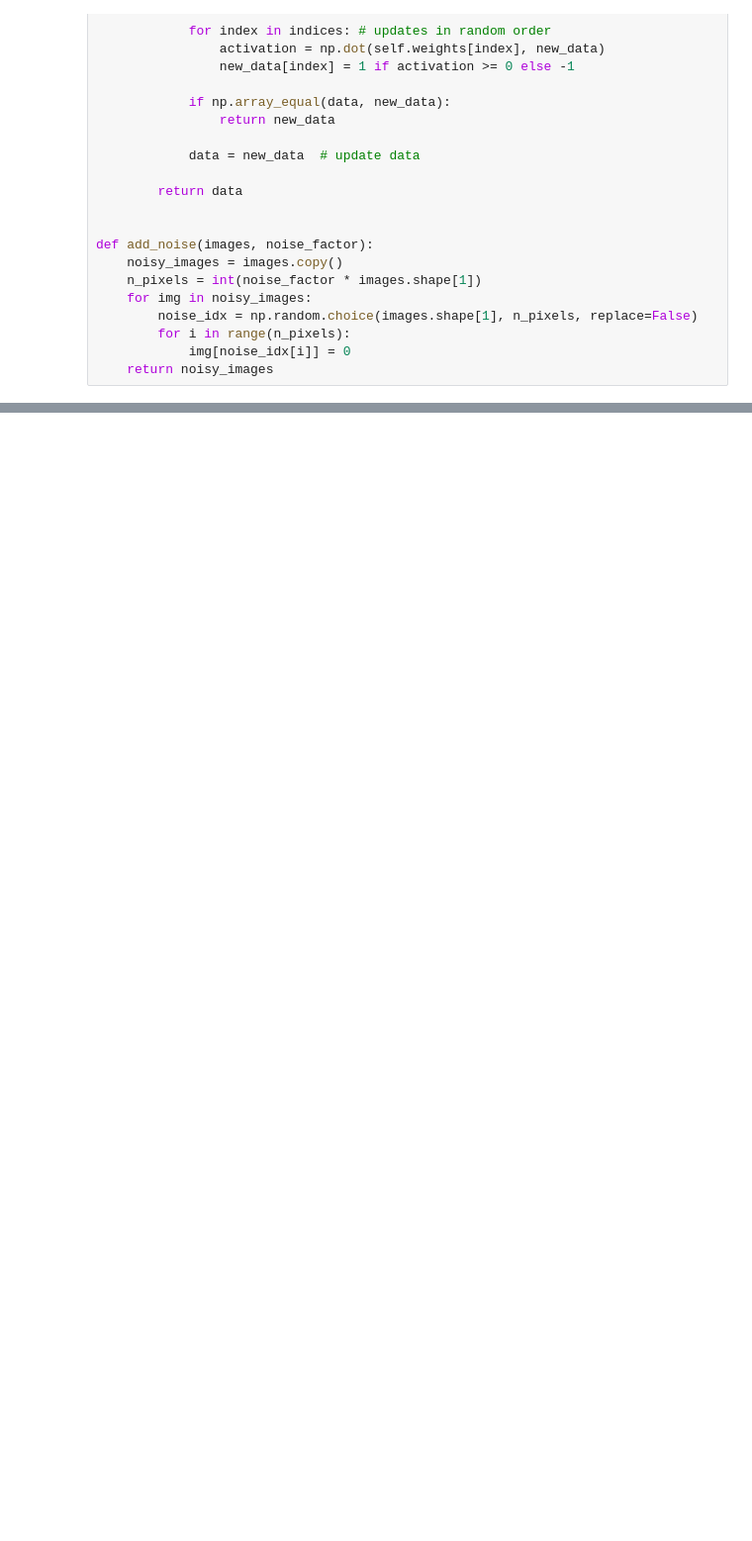
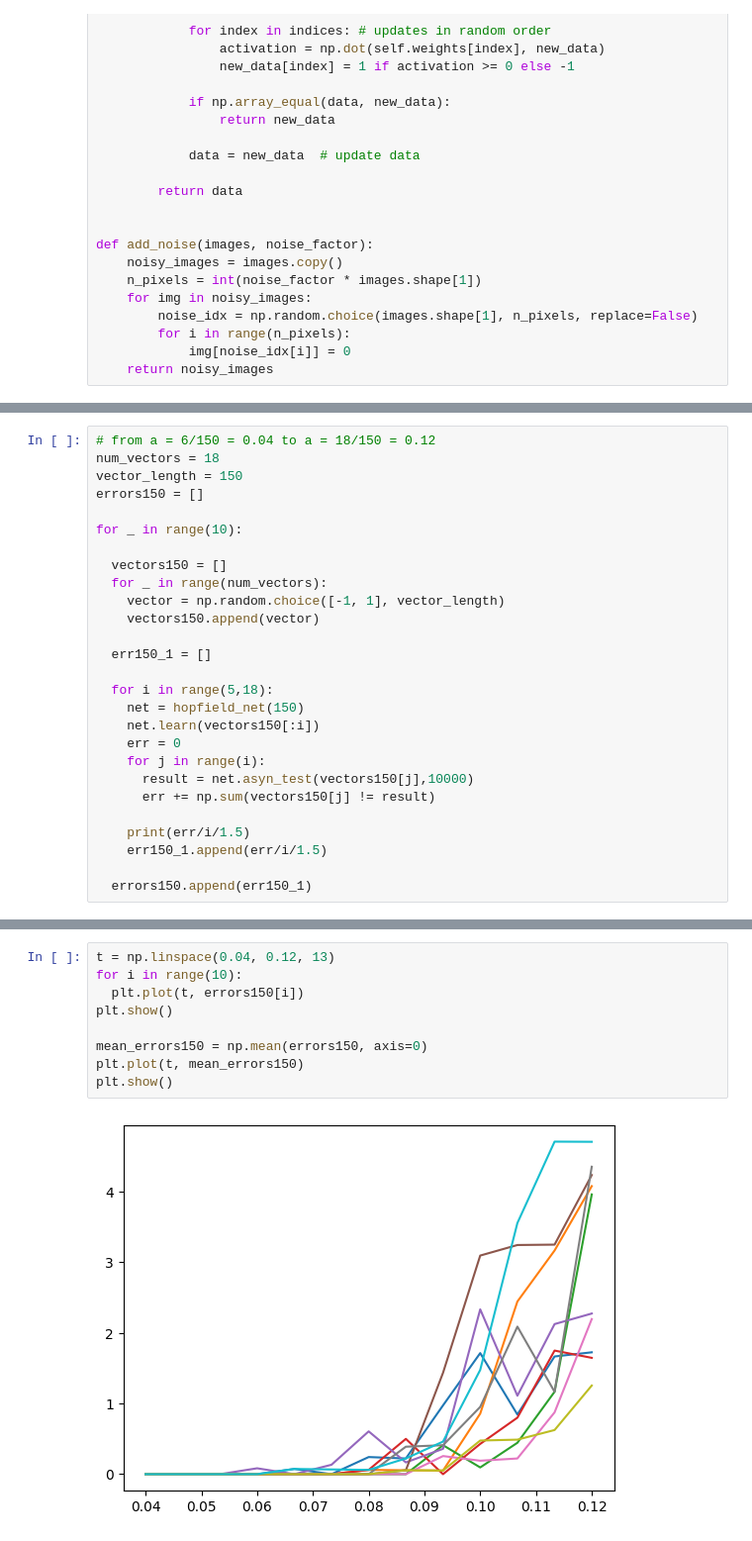
Before and after one commit to kebabee/autoencoder-memory, a Jupyter notebook: hopfield_capacity.ipynb, the cells around one changed output, grey strips where cells are left out. Shown at 99% size. Cells and saved outputs as stored; diff of their text form; blank space fills up the shorter version.

```diff
--- a/hopfield_capacity.ipynb
+++ b/hopfield_capacity.ipynb
@@ -63,0 +121,27 @@ def add_noise(images, noise_factor):
+# %%
+# from a = 6/150 = 0.04 to a = 18/150 = 0.12
+num_vectors = 18
+vector_length = 150
+errors150 = []
+
+for _ in range(10):
+
+  vectors150 = []
+  for _ in range(num_vectors):
+    vector = np.random.choice([-1, 1], vector_length)
+    vectors150.append(vector)
+
+  err150_1 = []
+
+  for i in range(5,18):
+    net = hopfield_net(150)
+    net.learn(vectors150[:i])
+    err = 0
+    for j in range(i):
+      result = net.asyn_test(vectors150[j],10000)
+      err += np.sum(vectors150[j] != result)
+
+    print(err/i/1.5)
+    err150_1.append(err/i/1.5)
+
+  errors150.append(err150_1)
@@ -63,0 +166,11 @@ def add_noise(images, noise_factor):
+# %%
+t = np.linspace(0.04, 0.12, 13)
+for i in range(10):
+  plt.plot(t, errors150[i])
+plt.show()
+
+mean_errors150 = np.mean(errors150, axis=0)
+plt.plot(t, mean_errors150)
+plt.show()
+# %% [output]
+[figure, added]
```
Also changed, not shown: parts of 24 cells of this notebook.
